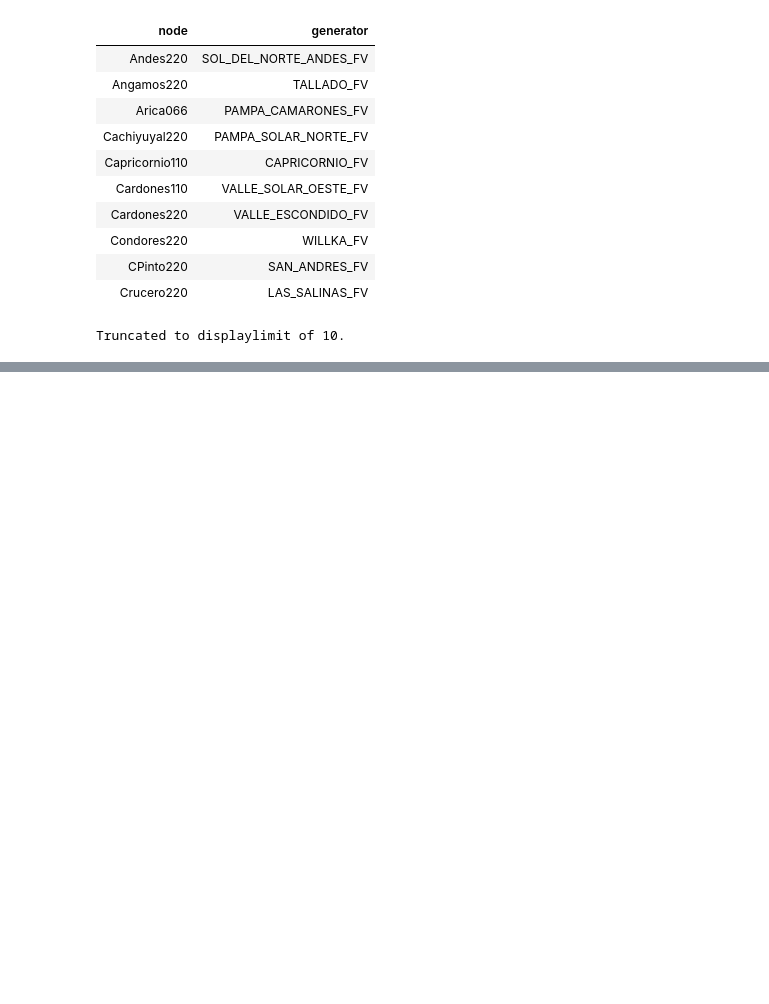
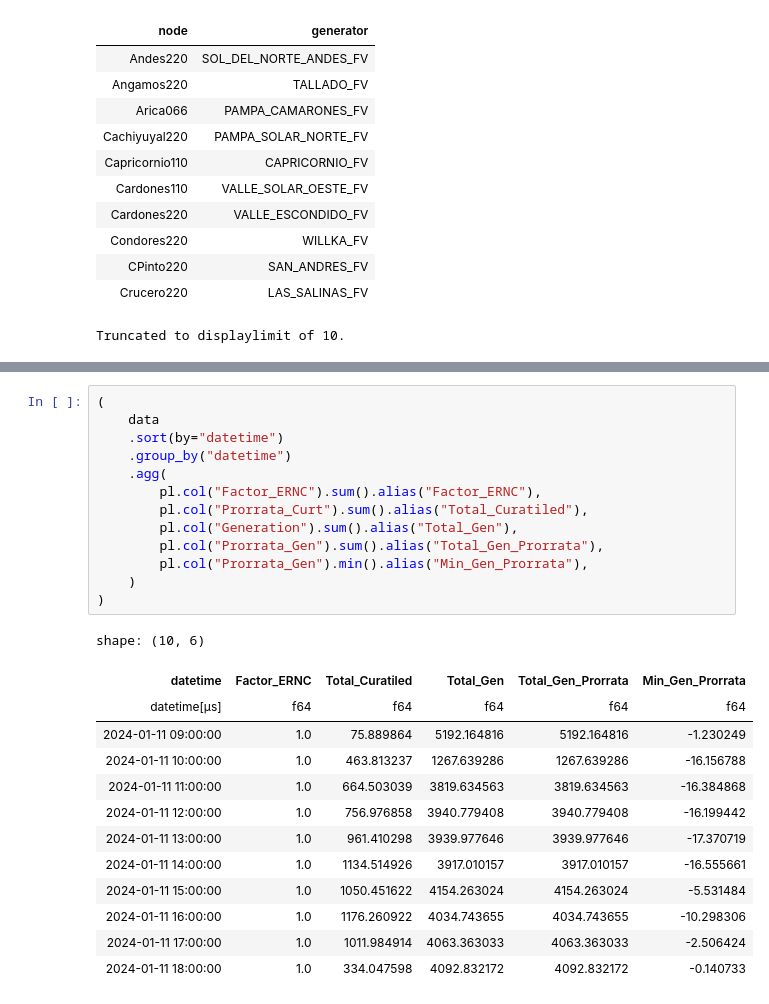
Before and after one commit to FasoCoding/ProrrataERV, a Jupyter notebook: dev/notebook.ipynb, the cells around one changed output, grey strips where cells are left out. Saved outputs shown, nothing was run; the diff lists cells and outputs as text; blank space fills up the shorter version.

```diff
--- a/dev/notebook.ipynb
+++ b/dev/notebook.ipynb
@@ -178,0 +404,27 @@ Truncated to displaylimit of 10.
+# %%
+(
+    data
+    .sort(by="datetime")
+    .group_by("datetime")
+    .agg(
+        pl.col("Factor_ERNC").sum().alias("Factor_ERNC"),
+        pl.col("Prorrata_Curt").sum().alias("Total_Curatiled"),
+        pl.col("Generation").sum().alias("Total_Gen"),
+        pl.col("Prorrata_Gen").sum().alias("Total_Gen_Prorrata"),
+        pl.col("Prorrata_Gen").min().alias("Min_Gen_Prorrata"),
+    )
+)
+# %% [output]
+shape: (10, 6)
+| datetime | Factor_ERNC | Total_Curatiled | Total_Gen | Total_Gen_Prorrata | Min_Gen_Prorrata |
+| datetime[μs] | f64 | f64 | f64 | f64 | f64 |
+| 2024-01-11 09:00:00 | 1.0 | 75.889864 | 5192.164816 | 5192.164816 | -1.230249 |
+| 2024-01-11 10:00:00 | 1.0 | 463.813237 | 1267.639286 | 1267.639286 | -16.156788 |
+| 2024-01-11 11:00:00 | 1.0 | 664.503039 | 3819.634563 | 3819.634563 | -16.384868 |
+| 2024-01-11 12:00:00 | 1.0 | 756.976858 | 3940.779408 | 3940.779408 | -16.199442 |
+| 2024-01-11 13:00:00 | 1.0 | 961.410298 | 3939.977646 | 3939.977646 | -17.370719 |
+| 2024-01-11 14:00:00 | 1.0 | 1134.514926 | 3917.010157 | 3917.010157 | -16.555661 |
+| 2024-01-11 15:00:00 | 1.0 | 1050.451622 | 4154.263024 | 4154.263024 | -5.531484 |
+| 2024-01-11 16:00:00 | 1.0 | 1176.260922 | 4034.743655 | 4034.743655 | -10.298306 |
+| 2024-01-11 17:00:00 | 1.0 | 1011.984914 | 4063.363033 | 4063.363033 | -2.506424 |
+| 2024-01-11 18:00:00 | 1.0 | 334.047598 | 4092.832172 | 4092.832172 | -0.140733 |
```
Also changed, not shown: parts of 13 cells of this notebook, 9 other files.
